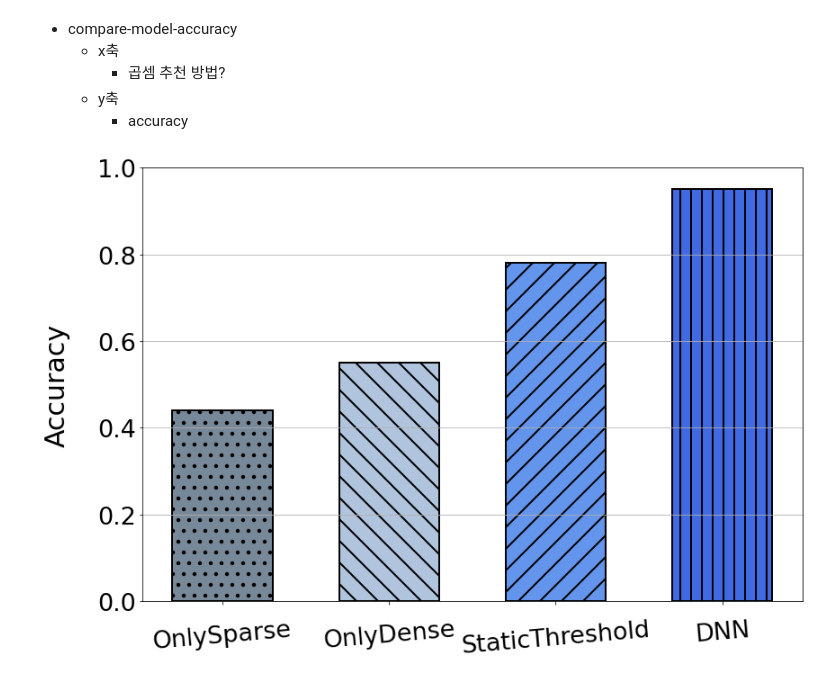
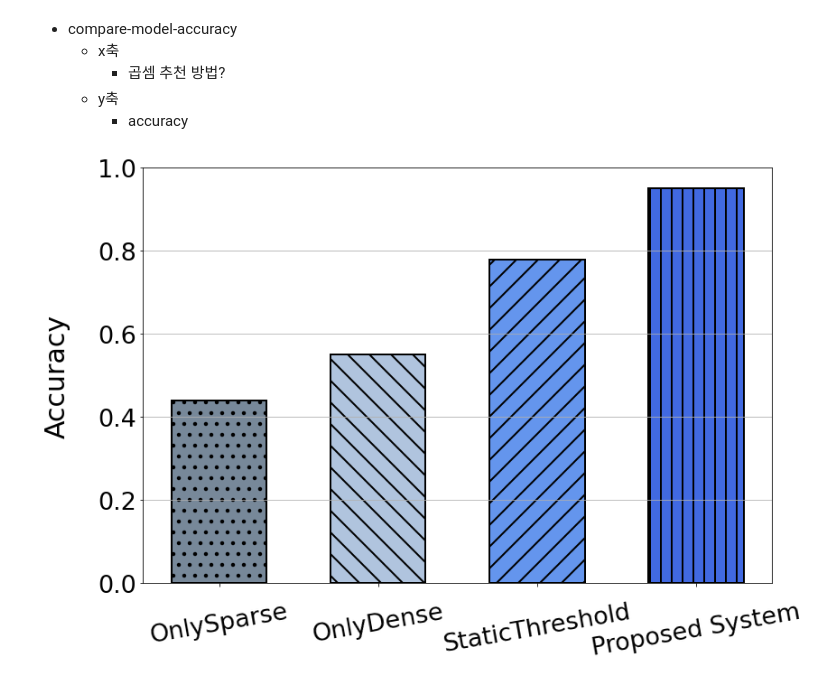
Before and after one commit to unhochoi/Sparse-Matrix-Multiplication, a Jupyter notebook: figure/pyplot/compare-model-accuracy.ipynb, the cells around one changed output. Saved outputs shown, nothing was run; the diff lists cells and outputs as text; code cells hidden in the pictures.

Commit message:
modifying figure

```diff
--- a/figure/pyplot/compare-model-accuracy.ipynb
+++ b/figure/pyplot/compare-model-accuracy.ipynb
@@ -77,32 +77,32 @@ plt.rcParams['hatch.linewidth'] = 2 # bar pattern 두께
 #x = np.array([0, 1, 2]) # x축 인덱스
 width = 0.6 # bar 넓이
 
 fig, ax1 = plt.subplots(figsize=(12,8)) # figure 및 subplot 선언
 
 # 각 bar 의 중심 지정
 bar1 = ax1.bar(0, only_sparse_accuracy, width, linewidth=2, edgecolor='black', yerr=only_sparse_yerr, hatch='.', color='lightslategrey', capsize=20)
 bar2 = ax1.bar(1, only_dense_accuracy, width, linewidth=2, edgecolor='black', yerr=only_dense_yerr, hatch='\\', color='lightsteelblue', capsize=20)
 bar3 = ax1.bar(2, Naive_accuracy, width, linewidth=2, edgecolor='black', yerr=Naive_yerr, hatch='/', color='cornflowerblue', capsize=20)
 # bar4 = ax1.bar(3, XGBoost_accuracy, width, linewidth=2, edgecolor='black', yerr=XGBoost_yerr, hatch='\\', color='cornflowerblue', capsize=20)
 bar4 = ax1.bar(3, DNN_accuracy, width, linewidth=2, edgecolor='black', yerr=DNN_yerr, hatch='|', color='royalblue', capsize=20)
 ################################# ax1 ####################################################
 
 ax1.set_xticks([0, 1, 2, 3]) # x축 tick 위치
-ax1.set_xticklabels(["OnlySparse", "OnlyDense", "StaticThreshold", "DNN"], rotation=5) # x축 tick label
+ax1.set_xticklabels(["OnlySparse", "OnlyDense", "StaticThreshold", "Proposed System"], rotation=10) # x축 tick label
 ax1.tick_params(axis='x',pad=15) # x축 tick label pad
 
 ax1.yaxis.grid(True) # y축만 grid 사용
 ax1.set_ylim([0.0, 1])  # 좌측 y축 범위 설정
 # ax1.set_yticks([0.7, 0.75, 0.8, 0.85, 0.9, 0.95, 1.0]) # y축 index 설정
 
 #ax1.set_xlabel('Model', labelpad=20) # ax1 xlabel 설정
 ax1.set_ylabel('Accuracy', labelpad=30) # ax1 ylabel 설정
 
 #ax1.legend(loc="upper right") # 범례 표시
 
 # 이미지 저장시, figure 크기에 맞게 이미지 저장
 fig.tight_layout()
 fig.savefig('./compare-model-accuracy.png')
 plt.show()
 # %% [output]
-[figure, old version]
+[figure, new version]
```
Also changed, not shown: 10 other files.
